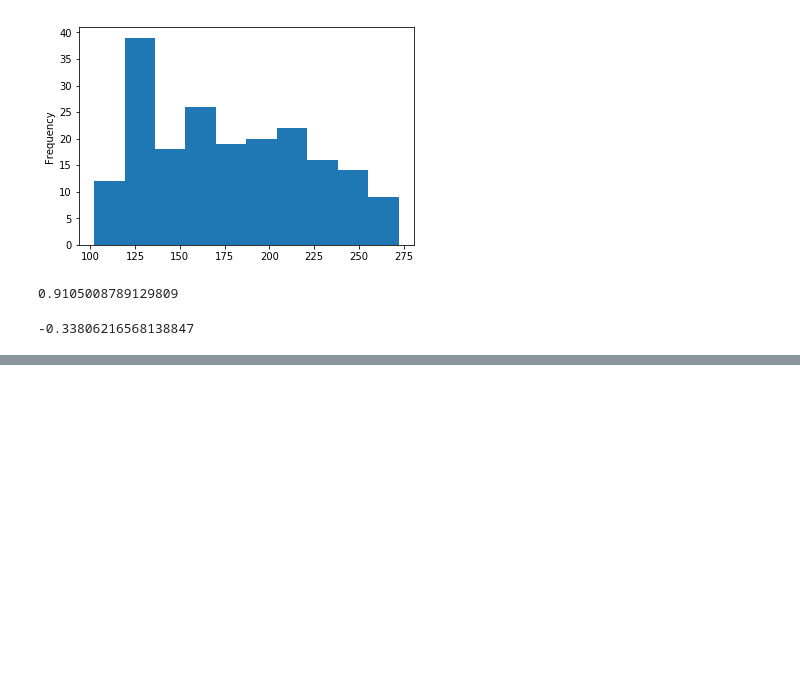
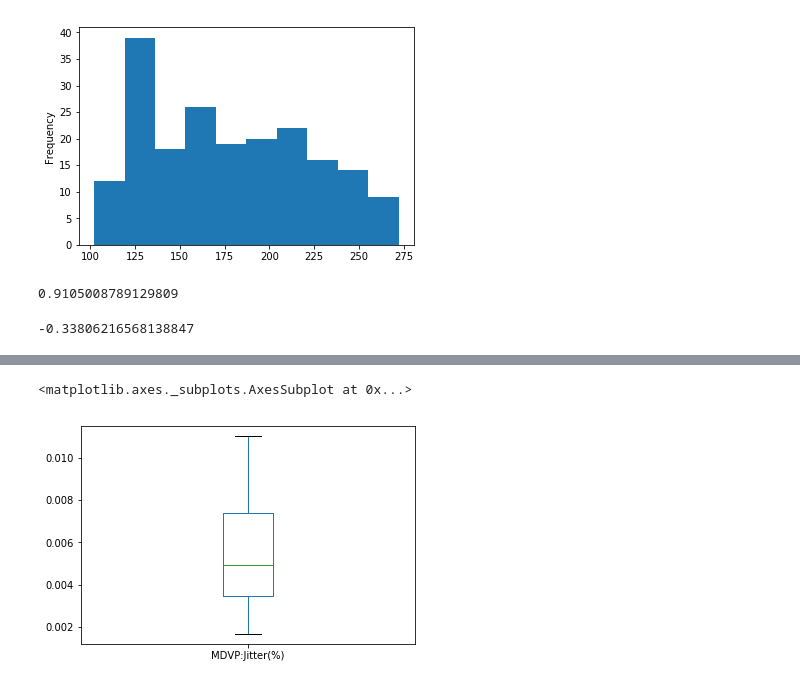
Before and after one commit to Shanmugapriya03/Parkinson-s-Disease, a Jupyter notebook: Parkinson’s Disease.ipynb, the cells around one changed output, grey strips where cells are left out. Drawn from its saved outputs; the diff is of its cells as text; code cells hidden in the pictures; blank space fills up the shorter version.

```diff
--- a/Parkinson’s Disease.ipynb
+++ b/Parkinson’s Disease.ipynb
@@ -353,0 +449,9 @@ pd_data['MDVP:Flo(Hz)'].kurtosis()
+# %%
+max_val = pd_data['MDVP:Jitter(%)'].loc[pd_data['MDVP:Jitter(%)']<=outliers_above].max()
+# %%
+pd_data['MDVP:Jitter(%)'] = pd_data['MDVP:Jitter(%)'].mask(pd_data['MDVP:Jitter(%)']>outliers_above,max_val)
+# %%
+pd_data['MDVP:Jitter(%)'].plot(kind='box')
+# %% [output]
+<matplotlib.axes._subplots.AxesSubplot at 0x...>
+[figure, added]
```
Also changed, not shown: parts of 65 cells of this notebook, 4 other files.
